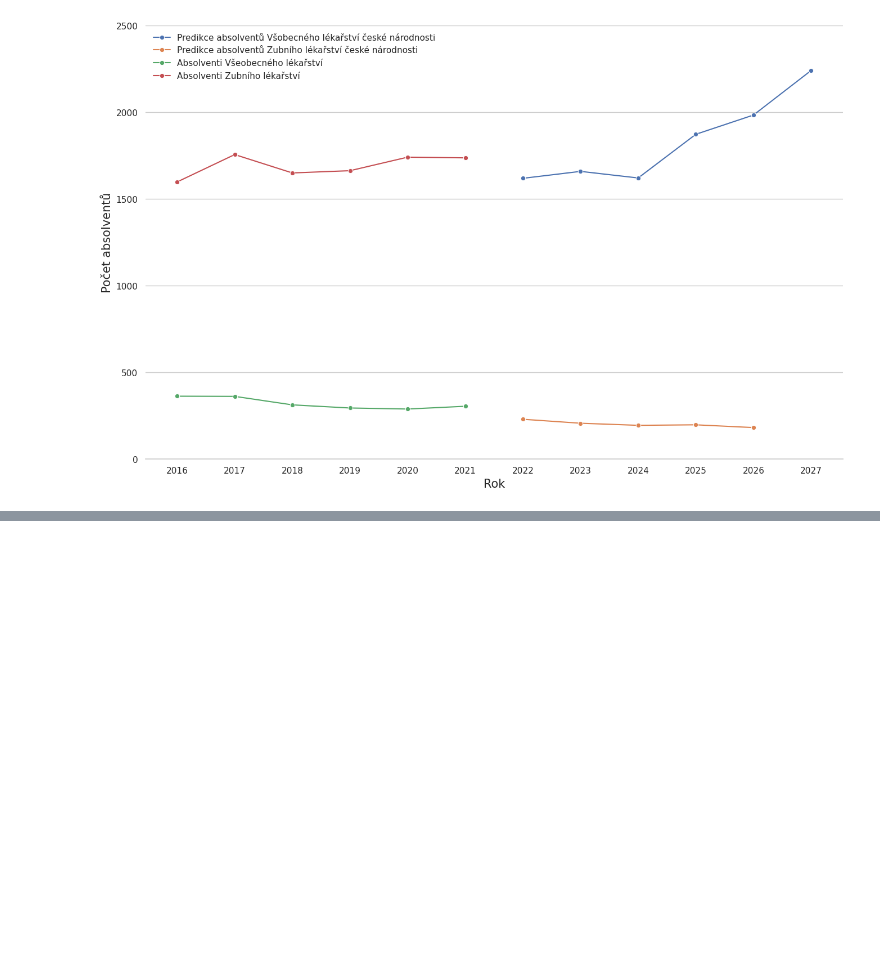
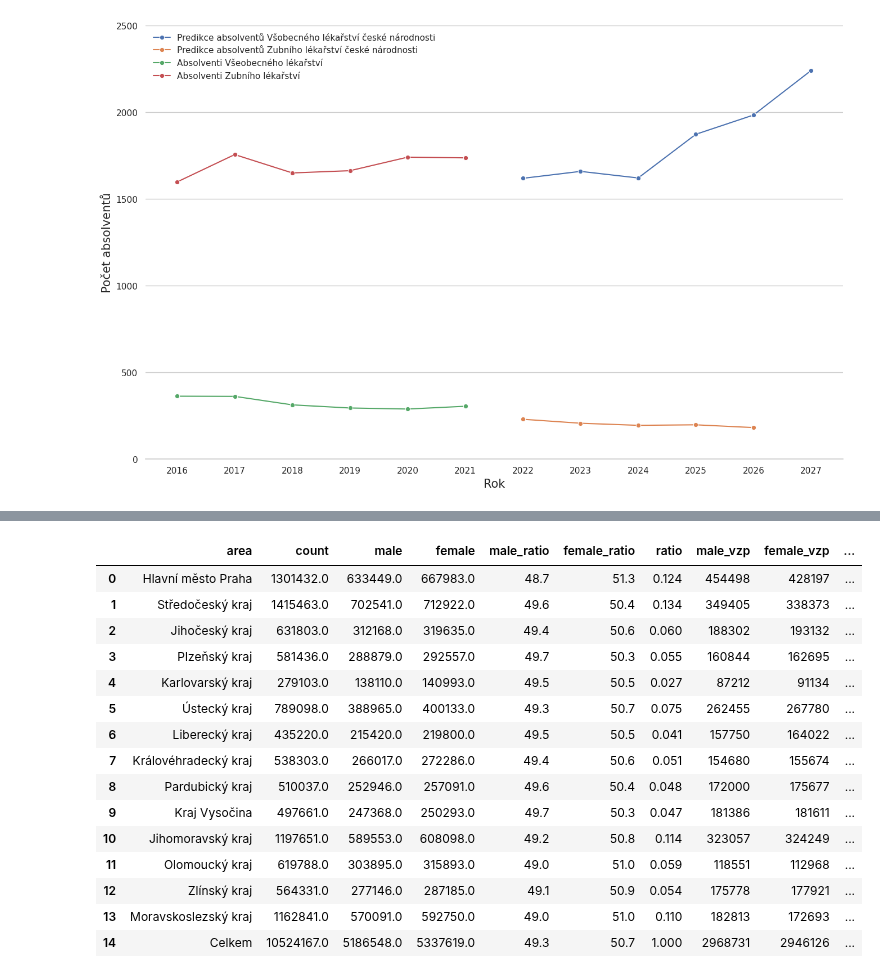
Before and after one commit to opendatalabcz/mapa-zdravi, a Jupyter notebook: src/scripts/models.ipynb, the cells around one changed output, grey strips where cells are left out. Saved outputs shown, nothing was run; the diff lists cells and outputs as text; code cells hidden in the pictures; blank space fills up the shorter version.

```diff
--- a/src/scripts/models.ipynb
+++ b/src/scripts/models.ipynb
@@ -117,0 +202,6 @@ plt.show();
+# %%
+vzp_demo = pd.read_excel('../../data/raw/ic/rocenka_vzp_2021.xlsx', sheet_name='I_T 1.1')
+vzp_demo = vzp_demo.iloc[6:].reset_index(drop=True)
+vzp_demo.columns = ['area', 'male', 'female', 'count', 'male_ratio', 'female_ratio']
+vzp_demo['ratio'] = vzp_demo['count'] / 5914857
+vzp_demo
@@ -117,0 +225,14 @@ plt.show();
+# %%
+demo = pd.read_excel('../../data/raw/sldb2021_obyvatelstvo.xlsx', sheet_name='Tab._3')
+demo = demo.drop(columns=[col for col in demo.columns if 'Unnamed: 0' in col])
+demo = demo[demo.columns[:4]]
+demo.columns = ['area', 'count', 'male', 'female']
+demo = demo.iloc[5:-1].reset_index(drop=True)
+demo[demo.columns[1:]] = demo[demo.columns[1:]].applymap(int)
+demo.loc[demo.shape[0]] = demo.sum(numeric_only=True, axis=0)
+demo.loc[demo.shape[0]-1, 'area'] = 'Celkem'
+
+demo['male_ratio'] = (100 * demo['male'] / demo['count']).apply(lambda n: round(n, 1))
+demo['female_ratio'] = (100 * demo['female'] / demo['count']).apply(lambda n: round(n, 1))
+demo['ratio'] = (demo['count'] / 10524167).apply(lambda n: round(n, 3))
+demo
@@ -117,0 +256,24 @@ plt.show();
+# %%
+total_demo = pd.merge(demo, vzp_demo, on='area', suffixes=('', '_vzp'))
+
+for col in total_demo.columns[1:7]:
+    total_demo[col+'_diff'] = total_demo[col] - total_demo[col+'_vzp']
+    total_demo[col+'_diff'] = total_demo[col+'_diff'].apply(lambda n: round(n, 3))
+total_demo
+# %% [output]
+|  | area | count | male | female | male_ratio | female_ratio | ratio | male_vzp | female_vzp | ... |
+| 0 | Hlavní město Praha | 1301432.0 | 633449.0 | 667983.0 | 48.7 | 51.3 | 0.124 | 454498 | 428197 | ... |
+| 1 | Středočeský kraj | 1415463.0 | 702541.0 | 712922.0 | 49.6 | 50.4 | 0.134 | 349405 | 338373 | ... |
+| 2 | Jihočeský kraj | 631803.0 | 312168.0 | 319635.0 | 49.4 | 50.6 | 0.060 | 188302 | 193132 | ... |
+| 3 | Plzeňský kraj | 581436.0 | 288879.0 | 292557.0 | 49.7 | 50.3 | 0.055 | 160844 | 162695 | ... |
+| 4 | Karlovarský kraj | 279103.0 | 138110.0 | 140993.0 | 49.5 | 50.5 | 0.027 | 87212 | 91134 | ... |
+| 5 | Ústecký kraj | 789098.0 | 388965.0 | 400133.0 | 49.3 | 50.7 | 0.075 | 262455 | 267780 | ... |
+| 6 | Liberecký kraj | 435220.0 | 215420.0 | 219800.0 | 49.5 | 50.5 | 0.041 | 157750 | 164022 | ... |
+| 7 | Královéhradecký kraj | 538303.0 | 266017.0 | 272286.0 | 49.4 | 50.6 | 0.051 | 154680 | 155674 | ... |
+| 8 | Pardubický kraj | 510037.0 | 252946.0 | 257091.0 | 49.6 | 50.4 | 0.048 | 172000 | 175677 | ... |
+| 9 | Kraj Vysočina | 497661.0 | 247368.0 | 250293.0 | 49.7 | 50.3 | 0.047 | 181386 | 181611 | ... |
+| 10 | Jihomoravský kraj | 1197651.0 | 589553.0 | 608098.0 | 49.2 | 50.8 | 0.114 | 323057 | 324249 | ... |
+| 11 | Olomoucký kraj | 619788.0 | 303895.0 | 315893.0 | 49.0 | 51.0 | 0.059 | 118551 | 112968 | ... |
+| 12 | Zlínský kraj | 564331.0 | 277146.0 | 287185.0 | 49.1 | 50.9 | 0.054 | 175778 | 177921 | ... |
+| 13 | Moravskoslezský kraj | 1162841.0 | 570091.0 | 592750.0 | 49.0 | 51.0 | 0.110 | 182813 | 172693 | ... |
+| 14 | Celkem | 10524167.0 | 5186548.0 | 5337619.0 | 49.3 | 50.7 | 1.000 | 2968731 | 2946126 | ... |
```
Also changed, not shown: parts of 27 cells of this notebook.
